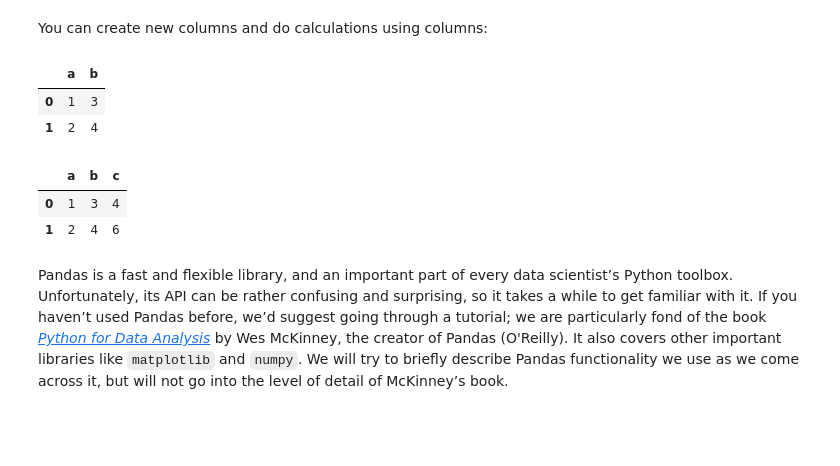
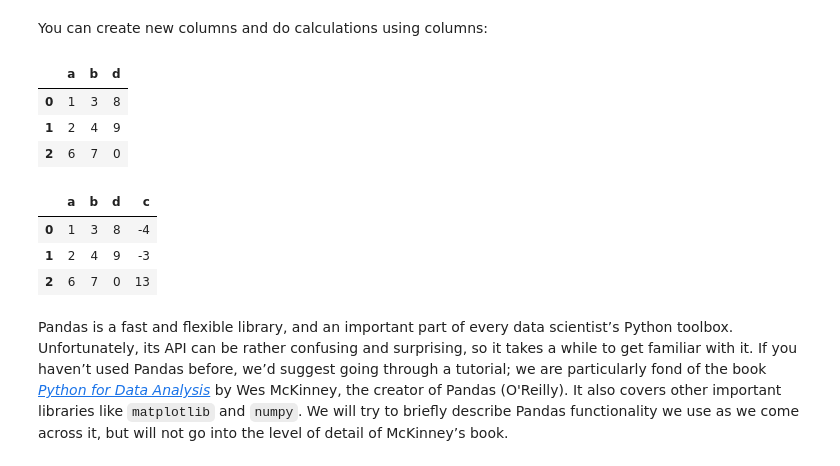
Before and after one commit to GrueneKatze/FastAI4, a Jupyter notebook: FastAI_06_multicat.ipynb, the cells around one changed output. Cells and saved outputs as stored; diff of their text form; code cells hidden in the pictures; blank space fills up the shorter version.

```diff
--- a/FastAI_06_multicat.ipynb
+++ b/FastAI_06_multicat.ipynb
@@ -102,19 +111,21 @@ Name: fname, Length: 5011, dtype: object
 # %% [markdown]
 You can create new columns and do calculations using columns:
 # %%
-tmp_df = pd.DataFrame({'a':[1,2], 'b':[3,4]})
+tmp_df = pd.DataFrame({'a':[1,2,6], 'b':[3,4,7],'d':[8,9,0]})
 tmp_df
 # %% [output]
-|  | a | b |
-| 0 | 1 | 3 |
-| 1 | 2 | 4 |
+|  | a | b | d |
+| 0 | 1 | 3 | 8 |
+| 1 | 2 | 4 | 9 |
+| 2 | 6 | 7 | 0 |
 # %%
-tmp_df['c'] = tmp_df['a']+tmp_df['b']
+tmp_df['c'] = tmp_df['a']+tmp_df['b']-tmp_df['d']
 tmp_df
 # %% [output]
-|  | a | b | c |
-| 0 | 1 | 3 | 4 |
-| 1 | 2 | 4 | 6 |
+|  | a | b | d | c |
+| 0 | 1 | 3 | 8 | -4 |
+| 1 | 2 | 4 | 9 | -3 |
+| 2 | 6 | 7 | 0 | 13 |
 # %% [markdown]
 Pandas is a fast and flexible library, and an important part of every data scientist’s Python toolbox. Unfortunately, its API can be rather confusing and surprising, so it takes a while to get familiar with it. If you haven’t used Pandas before, we’d suggest going through a tutorial; we are particularly fond of the book [*Python for Data Analysis*](http://shop.oreilly.com/product/0636920023784.do) by Wes McKinney, the creator of Pandas (O'Reilly). It also covers other important libraries like `matplotlib` and `numpy`. We will try to briefly describe Pandas functionality we use as we come across it, but will not go into the level of detail of McKinney’s book.
 # %% [markdown]
```
Also changed, not shown: parts of 9 cells of this notebook.
